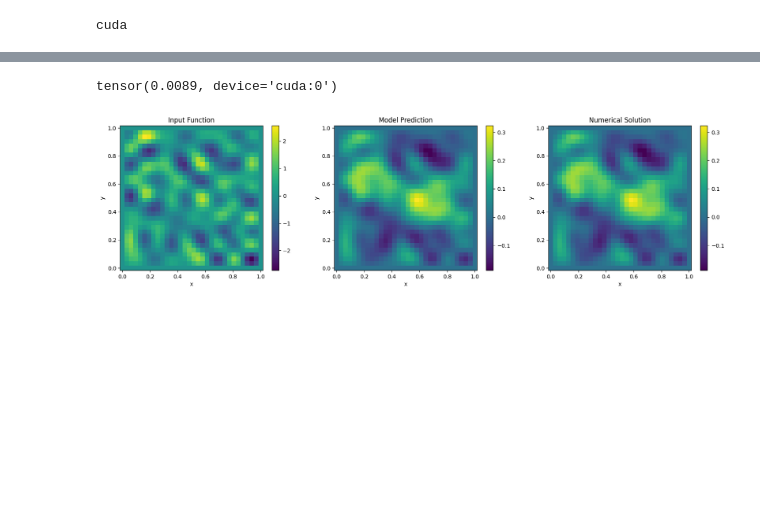
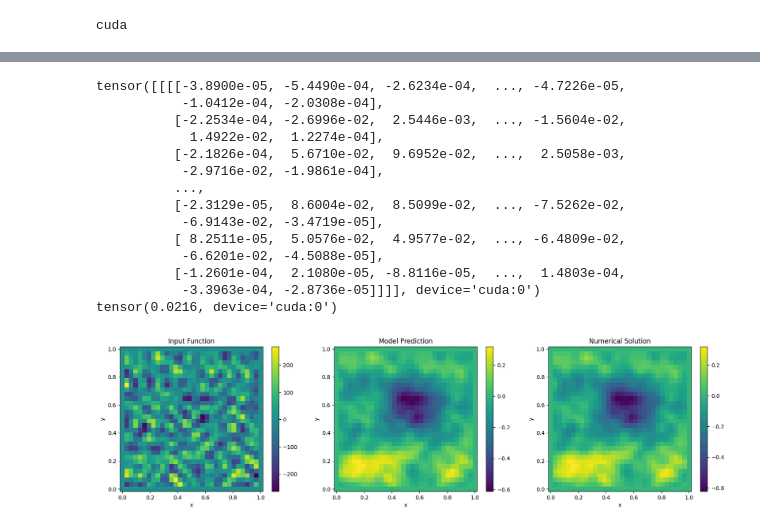
Before and after one commit to frasermartinx/MScProject, a Jupyter notebook: code/Ensemble.ipynb, the cells around one changed output, grey strips where cells are left out. Drawn from its saved outputs; the diff is of its cells as text; code cells hidden in the pictures; blank space fills up the shorter version.

```diff
--- a/code/Ensemble.ipynb
+++ b/code/Ensemble.ipynb
@@ -124,14 +124,14 @@ print(device)
 # %% [output]
 cuda
 # %%
-M = 10
+M = 5
 model_list = [FNO2D(n_modes= 12, hidden_channels=64,in_ch=3,non_linearity=F.gelu) for i in range(M)]
 
 sys.stdout.flush()
 save_dir = "./checkpoints_10000_neuralop_bothscaling_500_multi_10"
 
 #load the model if needed
-a = 0
+a = 1
 if a == 1:
 
     for i in range(0,M):
@@ -373,8 +404,12 @@ solution = output_encoder.inverse_transform(solution_scaled).to(device)
 #preprocessing
 out = [model_list[i](sample) for i in range(M)]
 out = [torch.tensor(output_encoder.inverse_transform(out[i].detach().cpu())).to(device) for i in range(M)]
+
+#var on model scale
 mu_seen = torch.mean(torch.stack([out[i] for i in range(M)]),dim=0).to(device)
+print(mu_seen)
 var_seen = (torch.mean(torch.stack([torch.square(out[i] - mu_seen) for i in range(M)],dim=0), dim = 0))
+
 
 #print(train_loss(mu_seen,output_encoder.inverse_transform(test_loader.dataset[i][1]).to(device)))
 print(train_loss(mu_seen,solution))
@@ -382,33 +417,48 @@ print(train_loss(mu_seen,solution))
 #print(NLL_2(*out,train_loader.dataset[i][1].to(device)))
 
 
 
 
 # Plotting
 fig, axs = plt.subplots(nrows = 1, ncols = 3,gridspec_kw={'width_ratios': [1, 1, 1]})
 fig.set_figwidth(20)
 
-fig0 = axs[0].pcolormesh(X,Y,test_loader.dataset[i][0].unsqueeze(0).to(device)[0,0,:,:].cpu().detach().numpy())
+#fig0 = axs[0].pcolormesh(X,Y,test_loader.dataset[i][0].unsqueeze(0).to(device)[0,0,:,:].cpu().detach().numpy())
+fig0 = axs[0].pcolormesh(X,Y,input_encoder.inverse_transform(test_loader.dataset[i][0].unsqueeze(0)).to(device)[0,0,:,:].cpu().detach().numpy())
+
 fig.colorbar(fig0)
 axs[0].set_title("Input Function")
 axs[0].set_xlabel("x")
 axs[0].set_ylabel("y")
 
 #prediction
 fig1 = axs[1].pcolormesh(X,Y,mu_seen[0,0,:,:].cpu().detach().numpy())
 fig.colorbar(fig1)
 axs[1].set_title("Model Prediction")
 axs[1].set_xlabel("x")
 axs[1].set_ylabel("y")
 
 
 #actual
 fig2 = axs[2].pcolormesh(X,Y,solution[0,0,:,:].cpu().detach().numpy())
 fig.colorbar(fig2)
 axs[2].set_title("Numerical Solution")
 axs[2].set_xlabel("x")
 axs[2].set_ylabel("y")
 plt.show()
 # %% [output]
-tensor(0.0089, device='cuda:0')
+tensor([[[[-3.8900e-05, -5.4490e-04, -2.6234e-04,  ..., -4.7226e-05,
+           -1.0412e-04, -2.0308e-04],
+          [-2.2534e-04, -2.6996e-02,  2.5446e-03,  ..., -1.5604e-02,
+            1.4922e-02,  1.2274e-04],
+          [-2.1826e-04,  5.6710e-02,  9.6952e-02,  ...,  2.5058e-03,
+           -2.9716e-02, -1.9861e-04],
+          ...,
+          [-2.3129e-05,  8.6004e-02,  8.5099e-02,  ..., -7.5262e-02,
+           -6.9143e-02, -3.4719e-05],
+          [ 8.2511e-05,  5.0576e-02,  4.9577e-02,  ..., -6.4809e-02,
+           -6.6201e-02, -4.5088e-05],
+          [-1.2601e-04,  2.1080e-05, -8.8116e-05,  ...,  1.4803e-04,
+           -3.3963e-04, -2.8736e-05]]]], device='cuda:0')
+tensor(0.0216, device='cuda:0')
-[figure, old version]
+[figure, new version]
```
Also changed, not shown: parts of 12 cells of this notebook.
